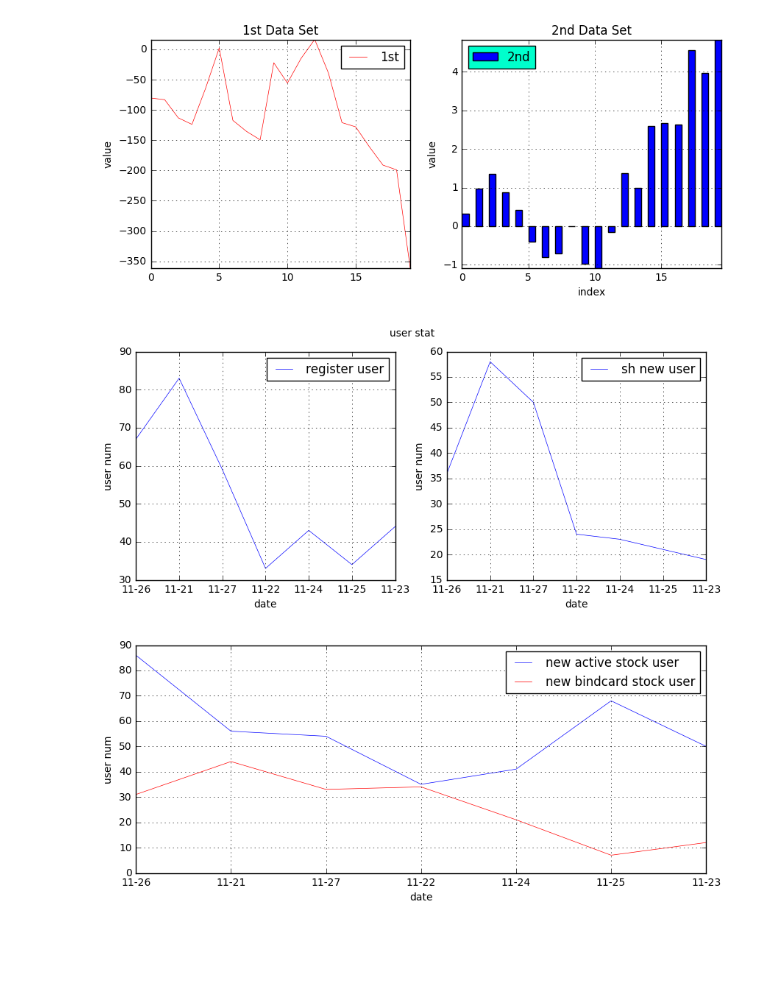
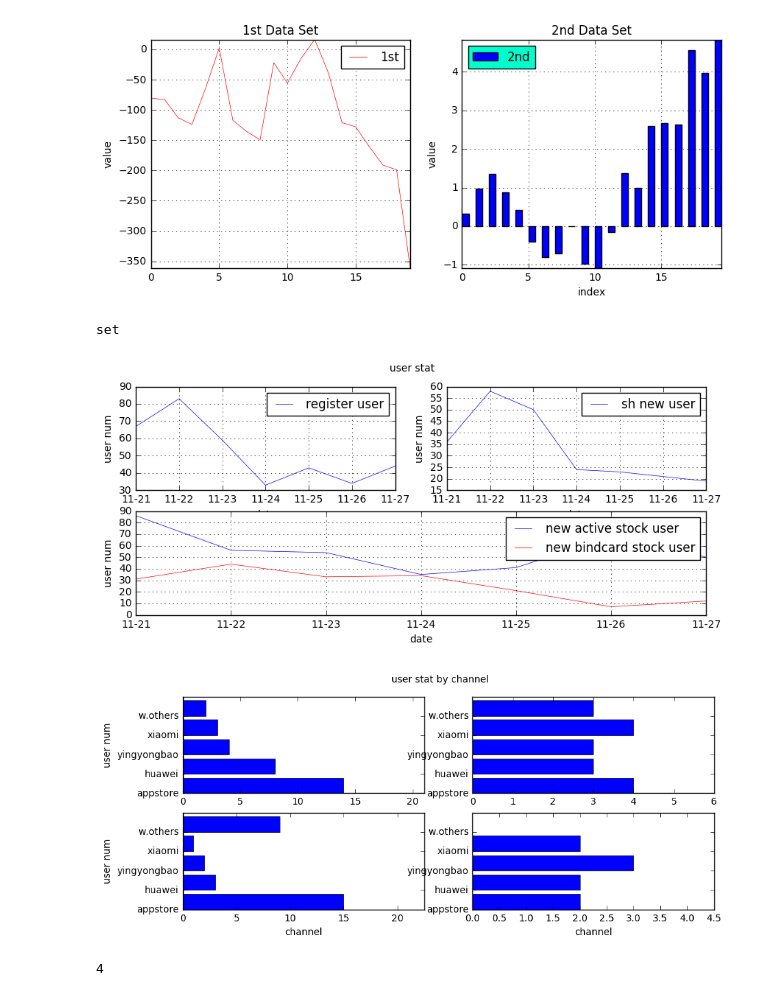
Before and after one commit to xuzuoyang/Blog, a Jupyter notebook: PyTest/PlotTest.ipynb, the cells around one changed output. Drawn from its saved outputs; the diff is of its cells as text; code cells hidden in the pictures; blank space fills up the shorter version.

```diff
--- a/PyTest/PlotTest.ipynb
+++ b/PyTest/PlotTest.ipynb
@@ -108,13 +162,18 @@ plt.savefig('/Users/zuoyangxu/Downloads/test.png')
 plt.show()
 # %% [output]
 [figure]
+# %%
+stat_date = {'11-21', '11-22', '11-23', '11-24', '11-25', '11-26', '11-27'}
+type(stat_date)
+# %% [output]
+set
 # %%
 import numpy as np
 import matplotlib as mlb
 import matplotlib.pyplot as plt
 %matplotlib inline
 
-stat_date = {'11-21', '11-22', '11-23', '11-24', '11-25', '11-26', '11-27'}
+stat_date = ['11-21', '11-22', '11-23', '11-24', '11-25', '11-26', '11-27']
 register = [67, 83, 59, 33, 43, 34, 44]
 sh_open_account = [36, 58, 50, 24, 23, 21, 19]
 stock_user_activate = [86, 56, 54, 35, 41, 68, 50]
@@ -123,41 +182,92 @@ stock_user_bindcard = [31, 44, 33, 34, 21, 7, 12]
 plt.figure(figsize=(10,4))
 plt.suptitle('user stat')
 
-plt.subplot(121)
+plt.subplot(221)
 plt.plot(register, 'b', lw=0.5, label='register user')
-plt.xticks(np.arange(len(register)), stat_date)
+plt.xticks(np.arange(len(stat_date)), stat_date)
 plt.grid(True)
 #plt.axis('scaled')
 plt.xlabel('date')
 plt.ylabel('user num')
 plt.legend(loc=0)
 #legend = plt.legend(loc=0)
 #legend.get_frame().set_facecolor('#00FFCC')
 #plt.title('register users for the week')
 #plt.subplot(122)
 #plt.savefig('/Users/zuoyangxu/Downloads/test.png')
 
-plt.subplot(122)
+plt.subplot(222)
 plt.plot(sh_open_account, 'b', lw=0.5, label='sh new user')
-plt.xticks(np.arange(len(sh_open_account)), stat_date)
+plt.xticks(np.arange(len(stat_date)), stat_date)
 plt.grid(True)
 plt.xlabel('date')
 plt.ylabel('user num')
 plt.legend(loc=0)
 #plt.title('new user of shanghai bank')
 
-plt.figure(figsize=(10, 4))
+plt.subplot(212)
 plt.plot(stock_user_activate, 'b', lw=0.5, label='new active stock user')
 plt.plot(stock_user_bindcard, 'r', lw=0.5, label='new bindcard stock user')
-plt.xticks(np.arange(len(stock_user_activate)), stat_date)
-plt.xticks(np.arange(len(stock_user_bindcard)), stat_date)
+plt.xticks(np.arange(len(stat_date)), stat_date)
+plt.xticks(np.arange(len(stat_date)), stat_date)
 plt.grid(True)
 plt.xlabel('date')
 plt.ylabel('user num')
 plt.legend(loc=0)
 #plt.title('new activate stock user')
 
 plt.show()
 # %% [output]
-[figure, old version]
+[figure, new version]
-[figure, removed]
+# %%
+import numpy as np
+import matplotlib as mlb
+import matplotlib.pyplot as plt
+%matplotlib inline
+
+channel = ['appstore', 'huawei', 'yingyongbao',
+           'xiaomi', 'w.others']
+register = [14, 8, 4, 3, 2]
+sh_open_account = [4, 3, 3, 4, 3]
+bind_card = [15, 3, 2, 1, 9]
+first_invest = [2, 2, 3, 2, 0]
+y_pos = np.arange(len(channel))
+
+plt.figure(figsize=(10,4))
+plt.suptitle('user stat by channel')
+
+plt.subplot(221)
+plt.barh(y_pos, register, color='b', lw=0.5, label='register user')
+plt.yticks(y_pos, channel)
+#plt.xlabel('channel')
+plt.ylabel('user num')
+plt.xlim(0, np.max(register)*3/2)
+
+plt.subplot(222)
+plt.barh(y_pos, sh_open_account, color='b', lw=0.5, label='sh open account user')
+plt.yticks(y_pos, channel)
+#plt.xlabel('channel')
+#plt.ylabel('user num')
+plt.xlim(0, np.max(sh_open_account)*3/2)
+
+plt.subplot(223)
+plt.barh(y_pos, bind_card, color='b', lw=0.5, label='bind card user')
+plt.yticks(y_pos, channel)
+plt.xlabel('channel')
+plt.ylabel('user num')
+plt.xlim(0, np.max(bind_card)*3/2)
+
+plt.subplot(224)
+plt.barh(y_pos, first_invest, color='b', lw=0.5, label='first invest user')
+plt.yticks(y_pos, channel)
+plt.xlabel('channel')
+#plt.ylabel('user num')
+plt.xlim(0, np.max(first_invest)*3/2)
+
+plt.show()
+# %% [output]
+[figure, added]
+# %%
+print(int(4.5))
+# %% [output]
+4
```
Also changed, not shown: parts of 3 cells of this notebook, 4 other files.
